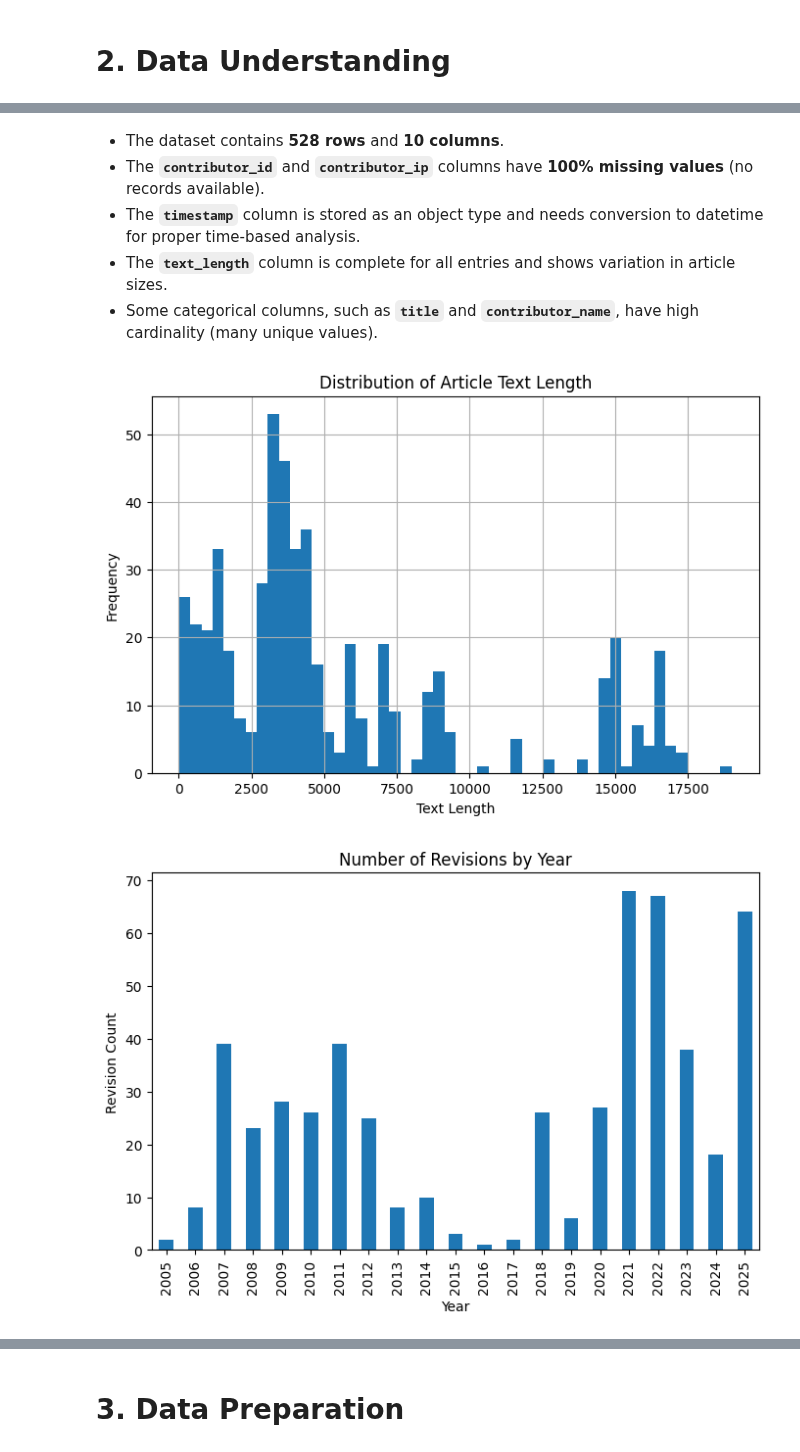
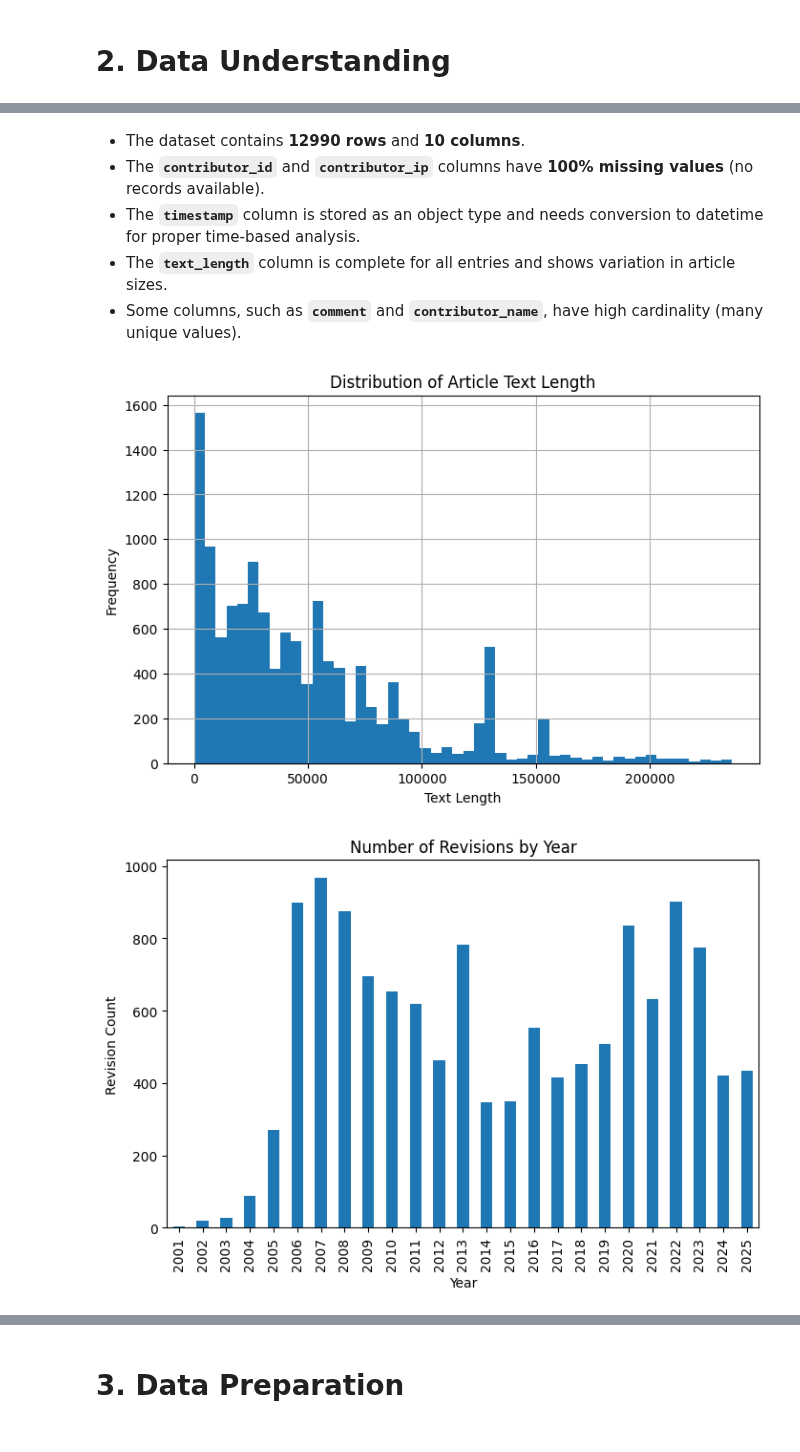
Before and after one commit to bruh7463/data_mining_project_team_14, a Jupyter notebook: data_mining_project.ipynb, the cells around one changed output, grey strips where cells are left out. Drawn from its saved outputs; the diff is of its cells as text; code cells hidden in the pictures.

```diff
--- a/data_mining_project.ipynb
+++ b/data_mining_project.ipynb
@@ -56,7 +55,10 @@ import pandas as pd
 file_path = "/content/drive/MyDrive/Dataset/zambia_wikipedia_history.csv"
 df = pd.read_csv(file_path)
 
+# We will work with a copy for the data understanding phase
+df_data = df.copy()
+
 # Preview dataset
-print("Dataset Shape:", df.shape)
-df.head()
+print("Dataset Shape:", df_data.shape)
+df_data.head()
 # %% [output]
@@ -114,31 +116,31 @@ memory usage: 37.8+ KB
 # %% [markdown]
-- The dataset contains **528 rows** and **10 columns**.
+- The dataset contains **12990 rows** and **10 columns**.
 - The **`contributor_id`** and **`contributor_ip`** columns have **100% missing values** (no records available).
 - The **`timestamp`** column is stored as an object type and needs conversion to datetime for proper time-based analysis.
 - The **`text_length`** column is complete for all entries and shows variation in article sizes.
-- Some categorical columns, such as **`title`** and **`contributor_name`**, have high cardinality (many unique values).
+- Some columns, such as **`comment`** and **`contributor_name`**, have high cardinality (many unique values).
 # %%
 # [DU] Mike - Numerical Visualizations
 import matplotlib.pyplot as plt
 
 # Convert timestamp to datetime
-df["timestamp"] = pd.to_datetime(df["timestamp"], errors="coerce")
+df_data["timestamp"] = pd.to_datetime(df_data["timestamp"], errors="coerce")
 
 # Histogram of text length
 plt.figure(figsize=(8,5))
 df["text_length"].hist(bins=50)
 plt.title("Distribution of Article Text Length")
 plt.xlabel("Text Length")
 plt.ylabel("Frequency")
 plt.show()
 
 # Revisions by year
 plt.figure(figsize=(8,5))
-df["timestamp"].dt.year.value_counts().sort_index().plot(kind="bar")
+df_data["timestamp"].dt.year.value_counts().sort_index().plot(kind="bar")
 plt.title("Number of Revisions by Year")
 plt.xlabel("Year")
 plt.ylabel("Revision Count")
 plt.show()
 # %% [output]
-[figure, old version]
+[figure, new version]
-[figure, old version]
+[figure, new version]
```
Also changed, not shown: parts of 17 cells of this notebook.
